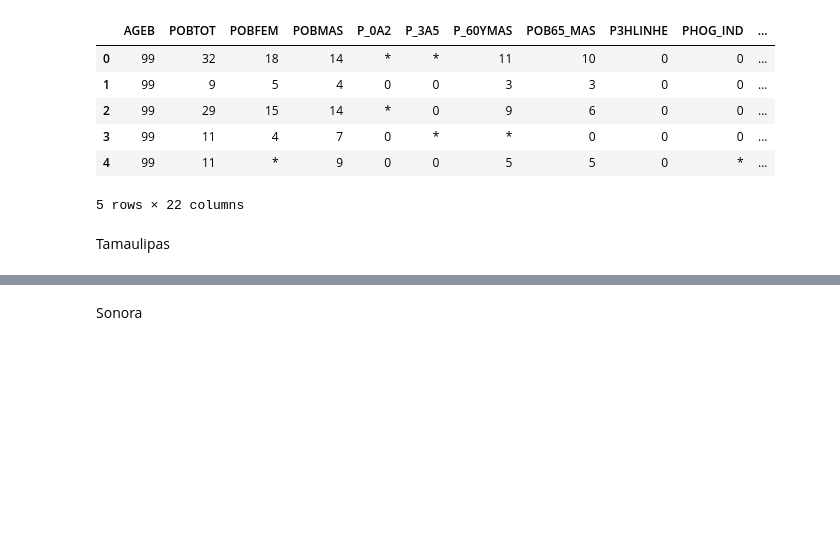
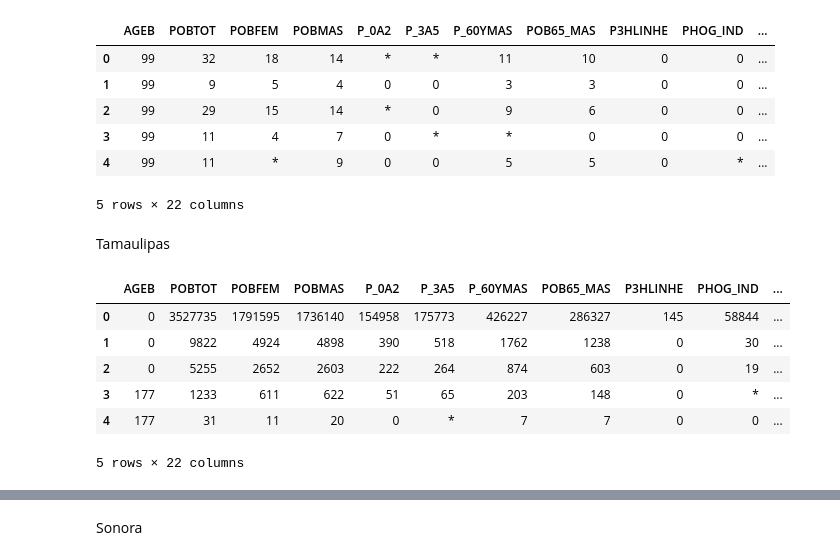
Before and after one commit to LH-1169213/IslasDeCalor, a Jupyter notebook: EDA_SCITEL_INEGI.ipynb, the cells around one changed output, grey strips where cells are left out. Saved outputs shown, nothing was run; the diff lists cells and outputs as text; code cells hidden in the pictures; blank space fills up the shorter version.

```diff
--- a/EDA_SCITEL_INEGI.ipynb
+++ b/EDA_SCITEL_INEGI.ipynb
@@ -840,11 +840,19 @@ Tamaulipas
 # %%
 # Leemos los datos por Estado
 # Tamaulipas 1
-df38 = pd.read_csv("",
+df38 = pd.read_csv("https://raw.githubusercontent.com/LH-1169213/IslasDeCalor/refs/heads/main/Tamaulipas.csv",
                  usecols=[ 'AGEB', 'POBTOT', 'POBFEM', 'POBMAS',
             'P_0A2','P_3A5', 'P_60YMAS', 'POB65_MAS', 'P3HLINHE', 'PHOG_IND', 'PCON_DISC', 'PCON_LIMI',
             'PSIND_LIM', 'P15YM_AN', 'P15YM_SE', 'GRAPROES', 'PEA', 'PSINDER', 'PDER_SS', 'TOTHOG', 'POBHOG', 'VIVTOT'])
 df38.head()
+# %% [output]
+|  | AGEB | POBTOT | POBFEM | POBMAS | P_0A2 | P_3A5 | P_60YMAS | POB65_MAS | P3HLINHE | PHOG_IND | ... |
+| 0 | 0 | 3527735 | 1791595 | 1736140 | 154958 | 175773 | 426227 | 286327 | 145 | 58844 | ... |
+| 1 | 0 | 9822 | 4924 | 4898 | 390 | 518 | 1762 | 1238 | 0 | 30 | ... |
+| 2 | 0 | 5255 | 2652 | 2603 | 222 | 264 | 874 | 603 | 0 | 19 | ... |
+| 3 | 177 | 1233 | 611 | 622 | 51 | 65 | 203 | 148 | 0 | * | ... |
+| 4 | 177 | 31 | 11 | 20 | 0 | * | 7 | 7 | 0 | 0 | ... |
+5 rows × 22 columns
 # %%
 # Leemos los datos por Estado
 # Tamaulipas 2
```
Also changed, not shown: parts of 17 cells of this notebook.
